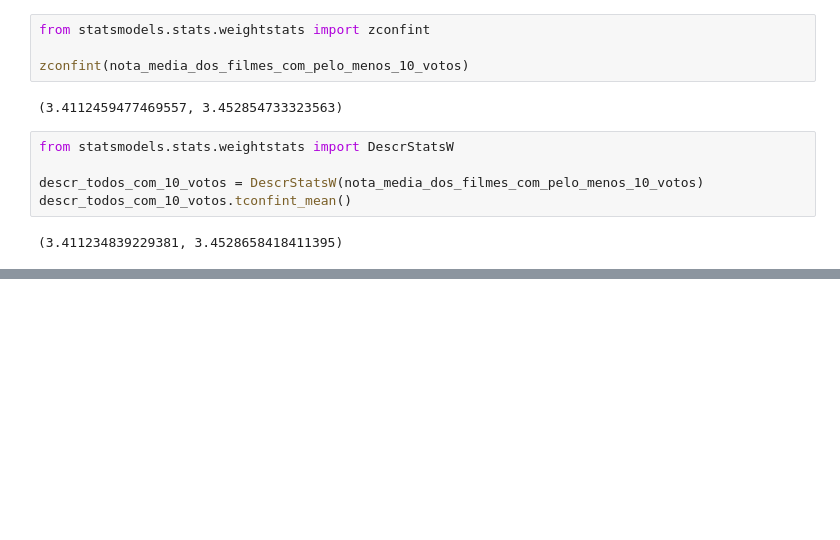
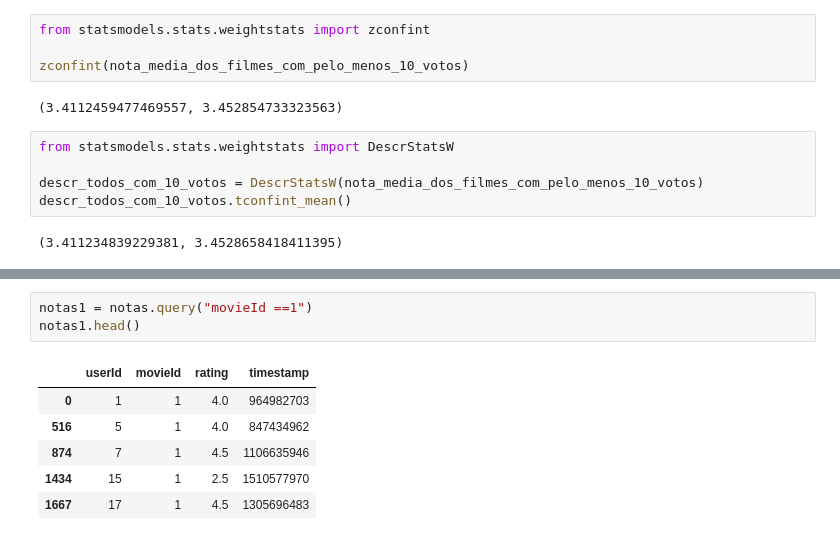
Before and after one commit to Gleis0nLemos/Testes_Estatisticos_com_Python, a Jupyter notebook: Testes_Estatisticos.ipynb, the cells around one changed output, grey strips where cells are left out. Drawn from its saved outputs; the diff is of its cells as text; blank space fills up the shorter version.

```diff
--- a/Testes_Estatisticos.ipynb
+++ b/Testes_Estatisticos.ipynb
@@ -261,0 +270,10 @@ descr_todos_com_10_votos.tconfint_mean()
+# %%
+notas1 = notas.query("movieId ==1")
+notas1.head()
+# %% [output]
+|  | userId | movieId | rating | timestamp |
+| 0 | 1 | 1 | 4.0 | 964982703 |
+| 516 | 5 | 1 | 4.0 | 847434962 |
+| 874 | 7 | 1 | 4.5 | 1106635946 |
+| 1434 | 15 | 1 | 2.5 | 1510577970 |
+| 1667 | 17 | 1 | 4.5 | 1305696483 |
```
Also changed, not shown: parts of 10 cells of this notebook, 1 other file.
